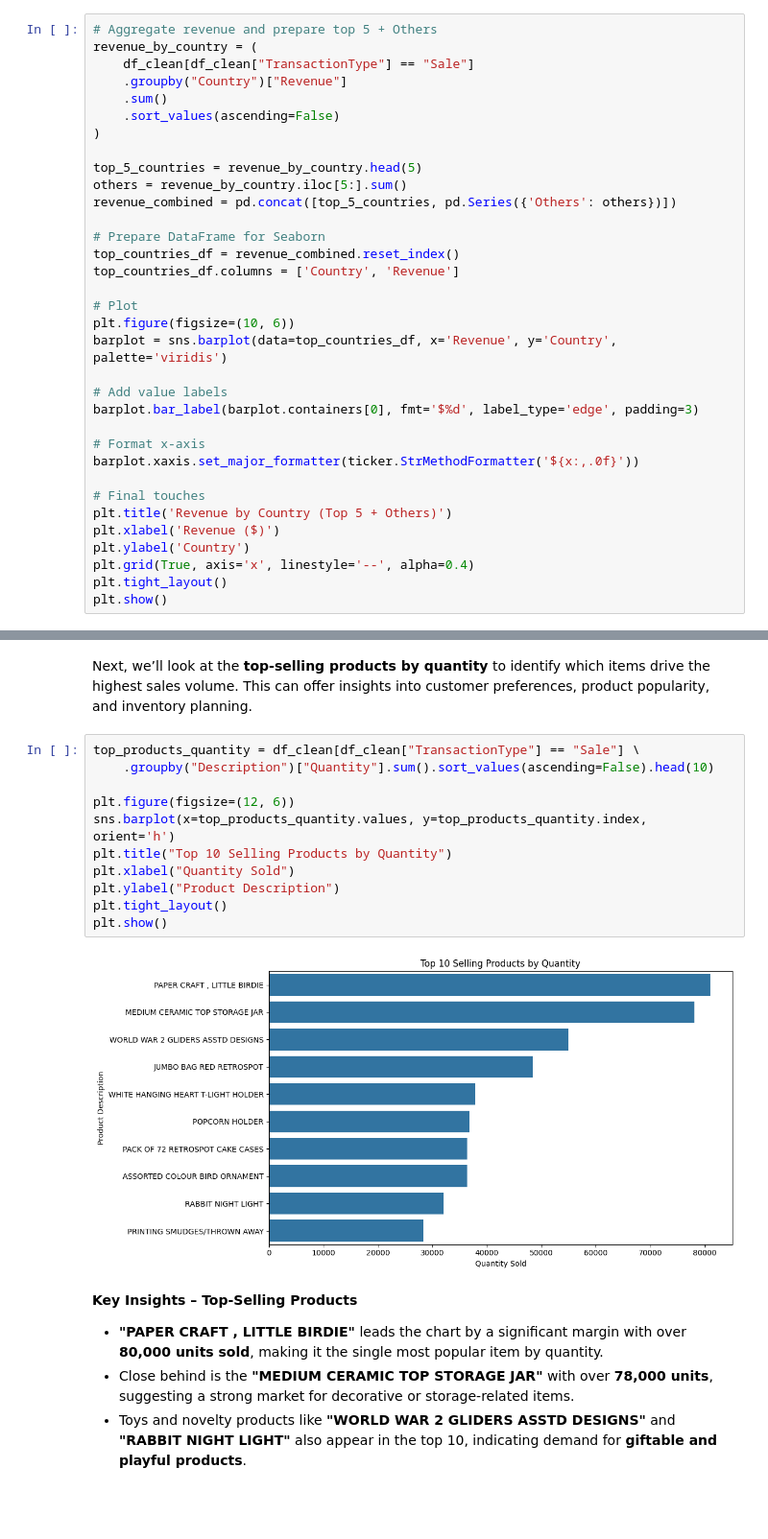
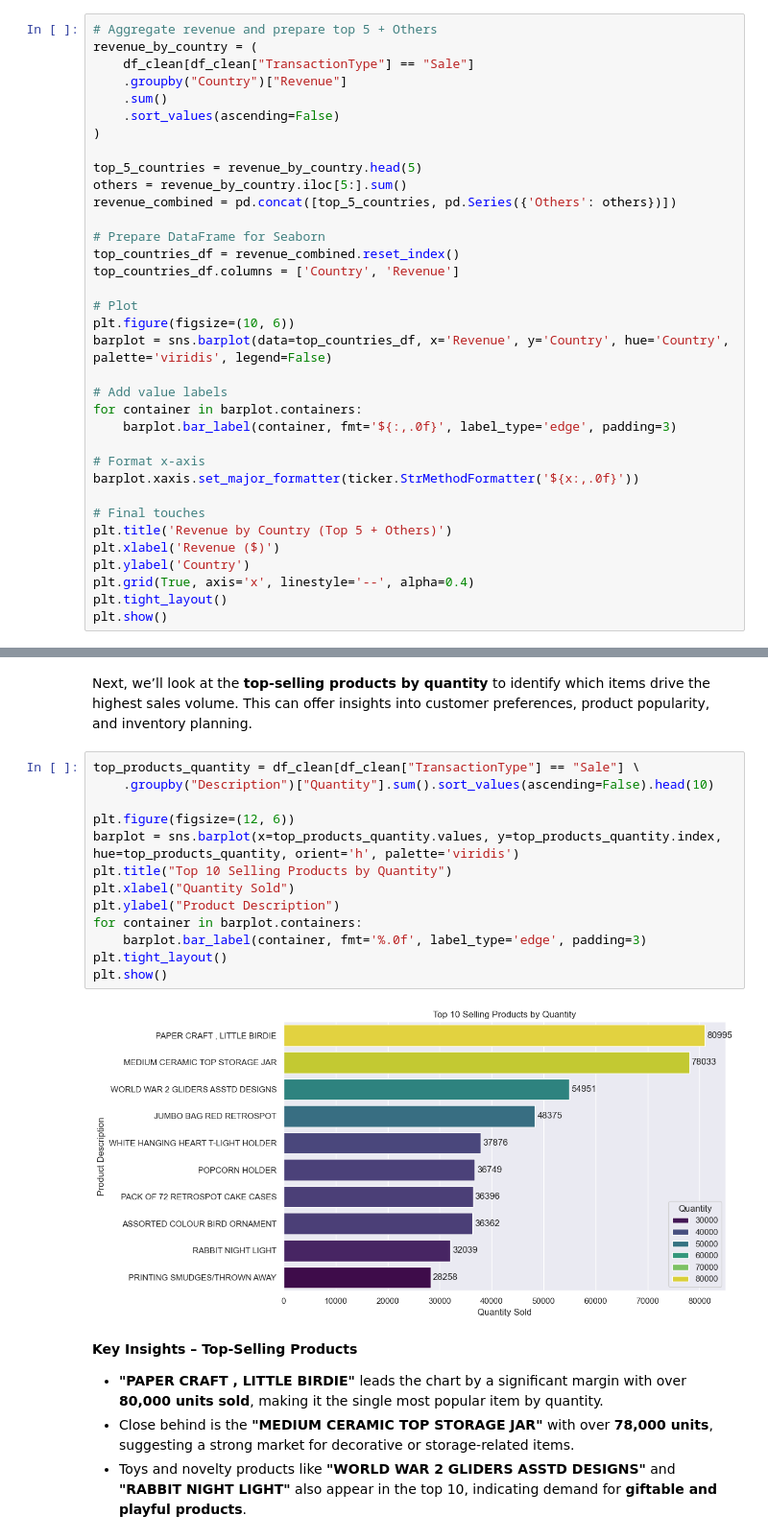
Before and after one commit to PogloLopez/online_retail, a Jupyter notebook: online_retail.ipynb, the cells around one changed output, grey strips where cells are left out. Shown at 96% size. Drawn from its saved outputs; the diff is of its cells as text; blank space fills up the shorter version.

```diff
--- a/online_retail.ipynb
+++ b/online_retail.ipynb
@@ -712,10 +708,11 @@ top_countries_df.columns = ['Country', 'Revenue']
 
 # Plot
 plt.figure(figsize=(10, 6))
-barplot = sns.barplot(data=top_countries_df, x='Revenue', y='Country', palette='viridis')
+barplot = sns.barplot(data=top_countries_df, x='Revenue', y='Country', hue='Country', palette='viridis', legend=False)
 
 # Add value labels
-barplot.bar_label(barplot.containers[0], fmt='$%d', label_type='edge', padding=3)
+for container in barplot.containers:
+    barplot.bar_label(container, fmt='${:,.0f}', label_type='edge', padding=3)
 
 # Format x-axis
 barplot.xaxis.set_major_formatter(ticker.StrMethodFormatter('${x:,.0f}'))
@@ -752,16 +746,18 @@ Next, we’ll look at the **top-selling products by quantity** to identify which
 # %%
 top_products_quantity = df_clean[df_clean["TransactionType"] == "Sale"] \
     .groupby("Description")["Quantity"].sum().sort_values(ascending=False).head(10)
 
 plt.figure(figsize=(12, 6))
-sns.barplot(x=top_products_quantity.values, y=top_products_quantity.index, orient='h')
+barplot = sns.barplot(x=top_products_quantity.values, y=top_products_quantity.index, hue=top_products_quantity, orient='h', palette='viridis')
 plt.title("Top 10 Selling Products by Quantity")
 plt.xlabel("Quantity Sold")
 plt.ylabel("Product Description")
+for container in barplot.containers:
+    barplot.bar_label(container, fmt='%.0f', label_type='edge', padding=3)
 plt.tight_layout()
 plt.show()
 # %% [output]
-[figure, old version]
+[figure, new version]
 # %% [markdown]
 **Key Insights – Top-Selling Products**
 
```
Also changed, not shown: parts of 21 cells of this notebook, 1 other file.
